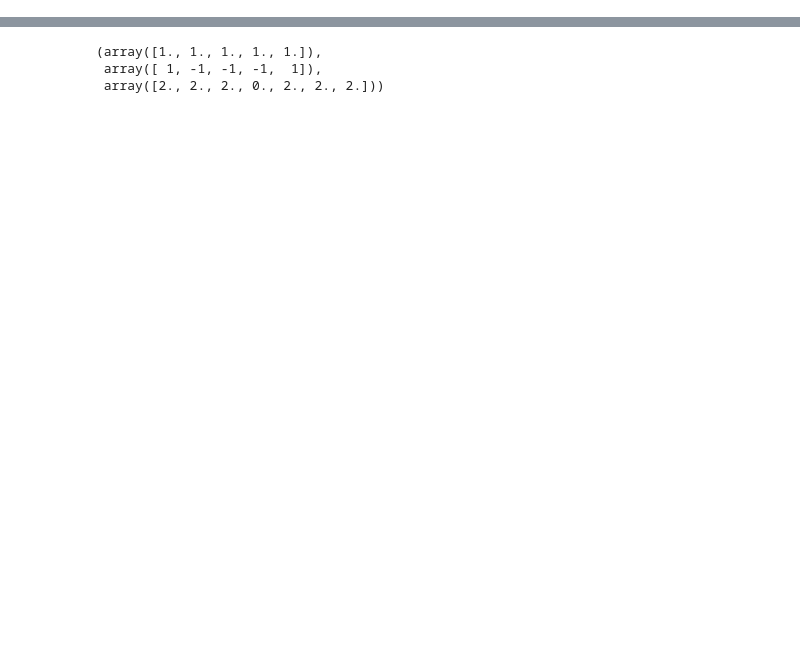
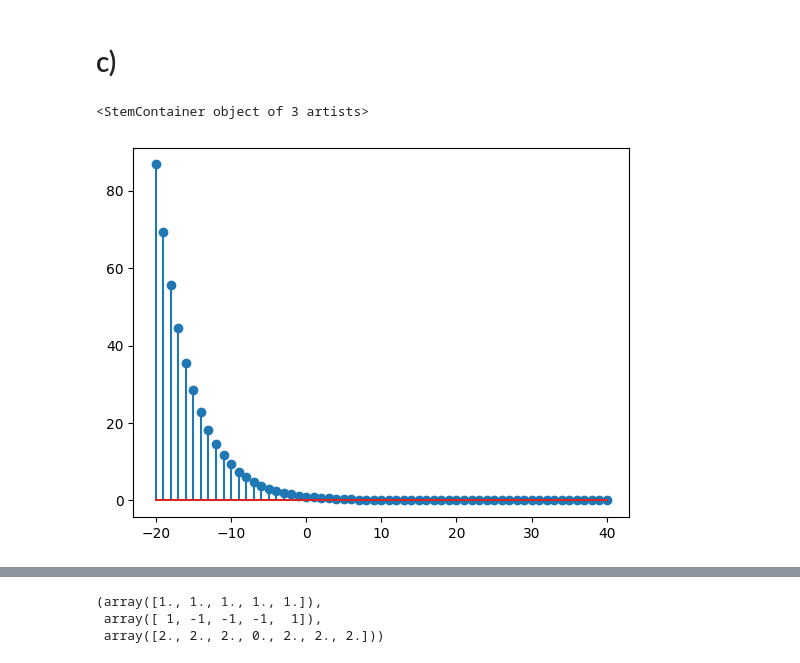
Before and after one commit to Teun0n/DTSP_notes, a Jupyter notebook: kap2.ipynb, the cells around one changed output, grey strips where cells are left out. Cells and saved outputs as stored; diff of their text form; code cells hidden in the pictures; blank space fills up the shorter version.

```diff
--- a/kap2.ipynb
+++ b/kap2.ipynb
@@ -6,0 +30,7 @@ import scipy.signal as signal
+# %% [markdown]
+# c)
+# %%
+plt.stem(n,x1)
+# %% [output]
+<StemContainer object of 3 artists>
+[figure, added]
```
Also changed, not shown: parts of 25 cells of this notebook.
